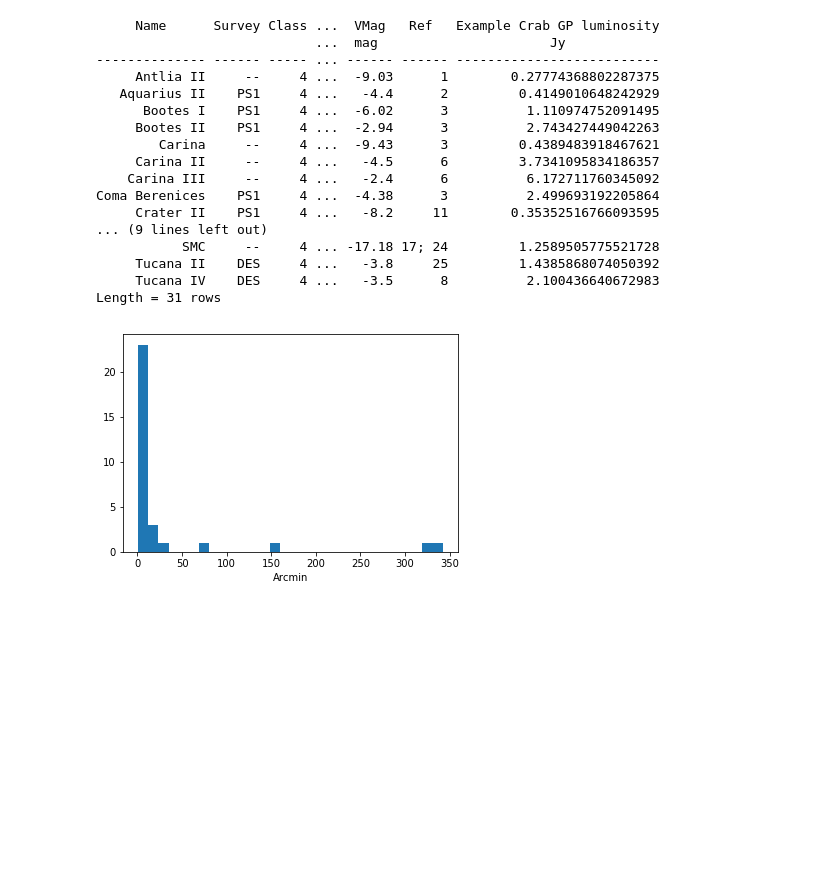
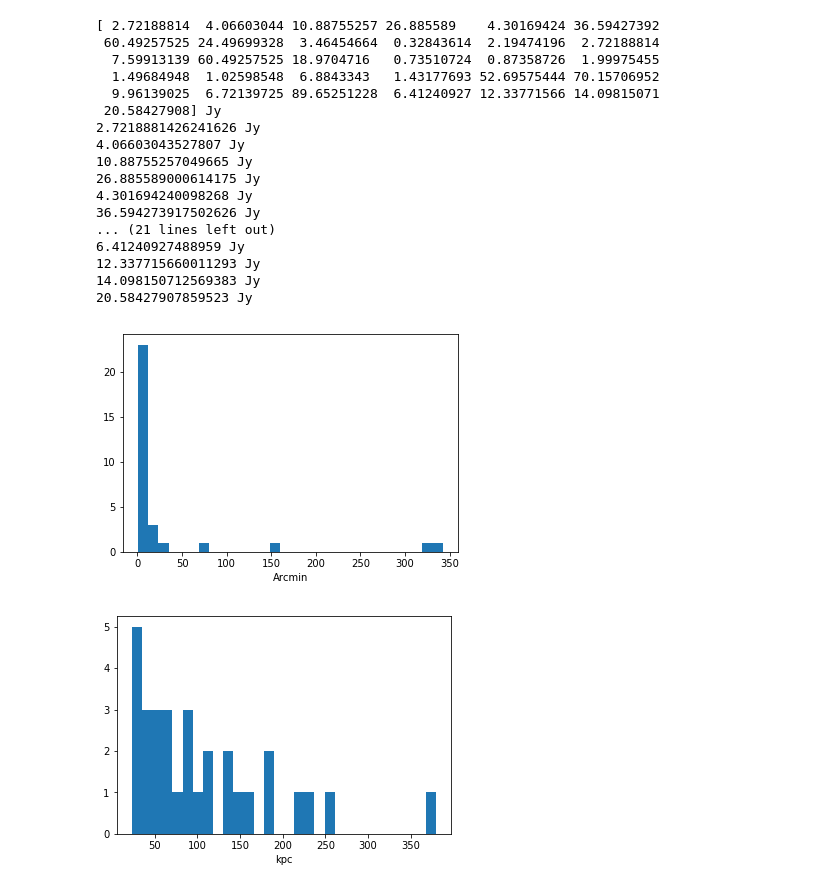
Before and after one commit to hqiu-nju/xuanming, a Jupyter notebook: Dwarf Galaxy Search sensitivity.ipynb, the cells around one changed output. Cells and saved outputs as stored; diff of their text form; code cells hidden in the pictures; blank space fills up the shorter version.

```diff
--- a/Dwarf Galaxy Search sensitivity.ipynb
+++ b/Dwarf Galaxy Search sensitivity.ipynb
@@ -56,31 +59,44 @@ Table masked=True length=1
 ### filter parkes sample
 ##parkes dec -32.99839
 pks_targets=data[(data['DEdeg']<(-32.99839+90-30.25))*(data['Class']==4)]
-print(pks_targets)
+# print(pks_targets)
+print(pks_targets['CrabGP'])
+f=open("satellite gal names.txt",'w')
+for i in pks_targets['RAdeg','DEdeg']:
+    f.write(str(i[0])+" "+str(i[1])+"; ")
+#     print(i[0],i[1])
+f.close()
+
+for i in pks_targets:
+    print(i["CrabGP"])
 # %% [output]
-     Name      Survey Class ...  VMag   Ref   Example Crab GP luminosity
-                            ...  mag                      Jy
--------------- ------ ----- ... ------ ------ --------------------------
-     Antlia II     --     4 ...  -9.03      1        0.27774368802287375
-   Aquarius II    PS1     4 ...   -4.4      2         0.4149010648242929
-      Bootes I    PS1     4 ...  -6.02      3          1.110974752091495
-     Bootes II    PS1     4 ...  -2.94      3          2.743427449042263
-        Carina     --     4 ...  -9.43      3         0.4389483918467621
-     Carina II     --     4 ...   -4.5      6         3.7341095834186357
-    Carina III     --     4 ...   -2.4      6          6.172711760345092
-Coma Berenices    PS1     4 ...  -4.38      3          2.499693192205864
-     Crater II    PS1     4 ...   -8.2     11        0.35352516766093595
-... (9 lines left out)
-           SMC     --     4 ... -17.18 17; 24         1.2589505775521728
-     Tucana II    DES     4 ...   -3.8     25         1.4385868074050392
-     Tucana IV    DES     4 ...   -3.5      8          2.100436640672983
-Length = 31 rows
+[ 2.72188814  4.06603044 10.88755257 26.885589    4.30169424 36.59427392
+ 60.49257525 24.49699328  3.46454664  0.32843614  2.19474196  2.72188814
+  7.59913139 60.49257525 18.9704716   0.73510724  0.87358726  1.99975455
+  1.49684948  1.02598548  6.8843343   1.43177693 52.69575444 70.15706952
+  9.96139025  6.72139725 89.65251228  6.41240927 12.33771566 14.09815071
+ 20.58427908] Jy
+2.7218881426241626 Jy
+4.06603043527807 Jy
+10.88755257049665 Jy
+26.885589000614175 Jy
+4.301694240098268 Jy
+36.594273917502626 Jy
+... (21 lines left out)
+6.41240927488959 Jy
+12.337715660011293 Jy
+14.098150712569383 Jy
+20.58427907859523 Jy
 # %%
 plt.hist(pks_targets['ah'],bins=30)
 plt.xlabel("Arcmin")
 plt.show()
+plt.hist(pks_targets['D'],bins=30)
+plt.xlabel("kpc")
+plt.show()
 # %% [output]
 [figure]
+[figure, added]
 # %%
 ###radiometer equation
 def radiofunc(sigma,tsys,tsky,G,B,tobs):
```
Also changed, not shown: parts of 7 cells of this notebook, 3 other files.
